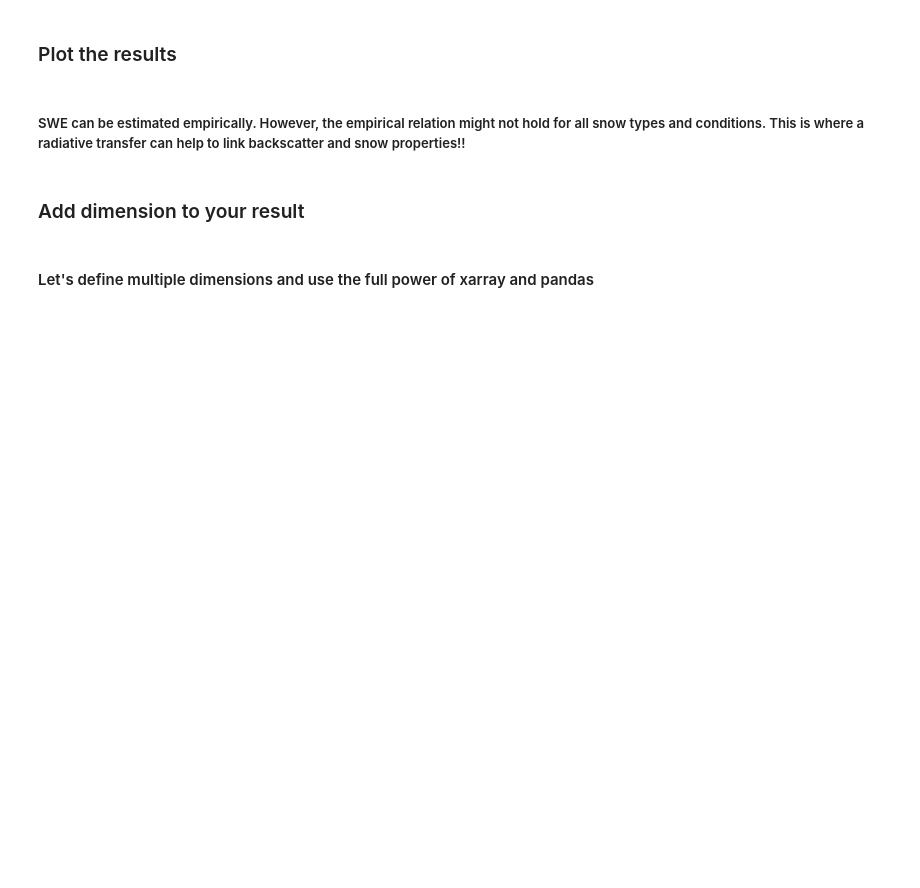
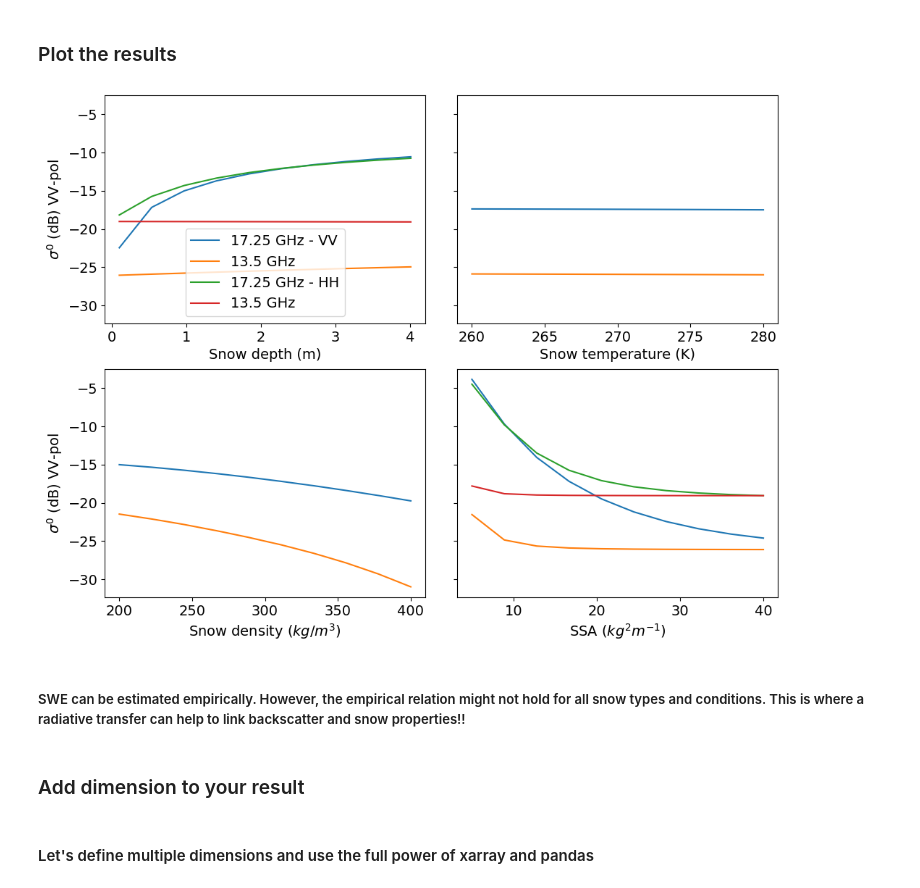
Before and after one commit to JulienMeloche/SMRT_tuto_ECCC, a Jupyter notebook: SMRT_tuto_ECCC.ipynb, the cells around one changed output. Cells and saved outputs as stored; diff of their text form; code cells hidden in the pictures; blank space fills up the shorter version.

```diff
--- a/SMRT_tuto_ECCC.ipynb
+++ b/SMRT_tuto_ECCC.ipynb
@@ -292,7 +337,7 @@ density = 320
 soil = make_soil('geometrical_optics', complex(2,0.005), temperature = 265, mean_square_slope = 0.011)
 
 #set radiometer for SWE retrievals
-radar_ku = sensor_list.active([13.5e9, 17.25e9], 45)
+radar_ku = sensor_list.active([5e9, 17.25e9], 45)
 m = make_model("iba", "dort")
 
 
@@ -328,32 +392,39 @@ res_lc = m.run(radar_ku, snowpack)
 # %%
 #create a subfigure for each parameter studied
 fig, ((ax1, ax2), (ax3, ax4)) = plt.subplots(2, 2, figsize = (12,9), sharey = True)
 plt.rcParams.update({'font.size': 14})
 
 #plot snow depth
-ax1.plot(depth_array, dB(res_depth.sigmaVV().sel(frequency = 17.25e9)), label = '17.25 GHz')
-ax1.plot(depth_array, dB(res_depth.sigmaVV().sel(frequency = 13.5e9)), label = '13.5 GHz')
+ax1.plot(depth_array, dB(res_depth.sigmaVV().sel(frequency = 17.25e9)), label = '17.25 GHz - VV')
+ax1.plot(depth_array, dB(res_depth.sigmaVV().sel(frequency = 5e9)), label = '13.5 GHz')
+ax1.plot(depth_array, dB(res_depth.sigmaHH().sel(frequency = 17.25e9)), label = '17.25 GHz - HH')
+ax1.plot(depth_array, dB(res_depth.sigmaHH().sel(frequency = 5e9)), label = '13.5 GHz')
+
 ax1.set_xlabel('Snow depth (m)')
 ax1.set_ylabel('$\sigma^0$ (dB) VV-pol')
 ax1.legend()
 
 #plot temperature
 ax2.plot(temp_array, dB(res_temp.sigmaVV().sel(frequency = 17.25e9)).values)
-ax2.plot(temp_array, dB(res_temp.sigmaVV().sel(frequency = 13.5e9)).values)
+ax2.plot(temp_array, dB(res_temp.sigmaVV().sel(frequency = 5e9)).values)
 ax2.set_xlabel('Snow temperature (K)')
 
 #plot density
 ax3.plot(density_array, dB(res_density.sigmaVV().sel(frequency = 17.25e9)))
-ax3.plot(density_array, dB(res_density.sigmaVV().sel(frequency = 13.5e9)))
+ax3.plot(density_array, dB(res_density.sigmaVV().sel(frequency = 5e9)))
 ax3.set_xlabel('Snow density ($kg/m^3$)')
 ax3.set_ylabel('$\sigma^0$ (dB) VV-pol')
 
 #plot corr length
 ax4.plot(ssa_array, dB(res_lc.sigmaVV().sel(frequency = 17.25e9)).values)
-ax4.plot(ssa_array, dB(res_lc.sigmaVV().sel(frequency = 13.5e9)).values)
+ax4.plot(ssa_array, dB(res_lc.sigmaVV().sel(frequency = 5e9)).values)
+ax4.plot(ssa_array, dB(res_lc.sigmaHH().sel(frequency = 17.25e9)).values)
+ax4.plot(ssa_array, dB(res_lc.sigmaHH().sel(frequency = 5e9)).values)
 ax4.set_xlabel('SSA ($kg^2 m^{-1}$)')
 
 plt.subplots_adjust(wspace = 0.1);
+# %% [output]
+[figure, added]
 # %% [markdown]
 
 #####  SWE can be estimated empirically. However, the empirical relation might not hold for all snow types and conditions. This is where a radiative transfer can help to link backscatter and snow properties!!
```
Also changed, not shown: parts of 22 cells of this notebook.
